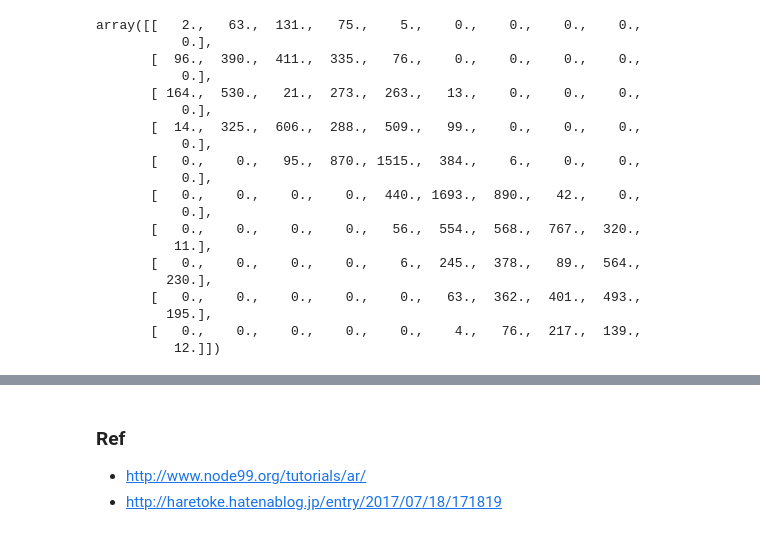
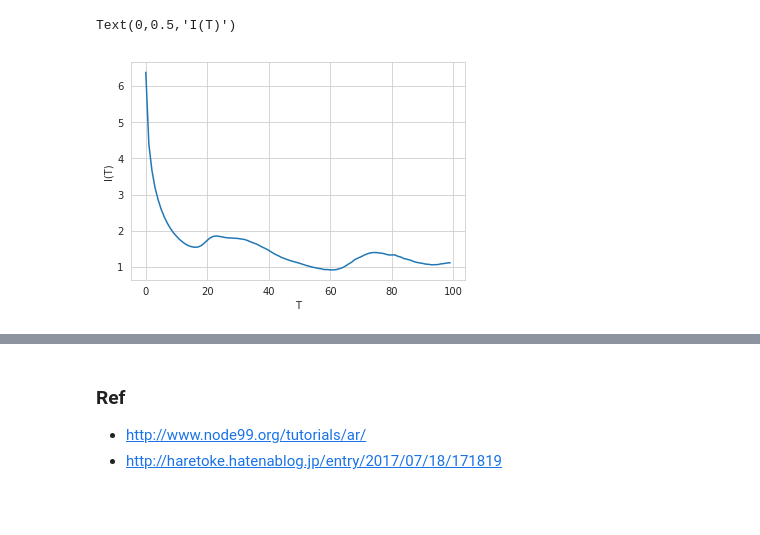
Before and after one commit to baibai25/Lecture, a Jupyter notebook: gtm/ami.ipynb, the cells around one changed output, grey strips where cells are left out. Saved outputs shown, nothing was run; the diff lists cells and outputs as text; code cells hidden in the pictures; blank space fills up the shorter version.

```diff
--- a/gtm/ami.ipynb
+++ b/gtm/ami.ipynb
@@ -28,4 +19,0 @@ array([ 276., 1308., 1264., 1841., 2870., 3065., 2280., 1516., 1516.,
-# %%
-test = []
-for i in range(len(a)):
-    test.append([a[i], bin_indices[i]])
@@ -40,19 +19,0 @@ counts[test[0][1]]
-# %%
-mi_list = []
-t_list = []
-#for t in range(1, 2):
-mi = 0
-t = 10
-# ずらしたぶん最後のサンプルを削除
-#unlagged = discrete[:-t]
-#lagged = np.roll(discrete, -t)[:-t]
-unlagged = a[:-t]
-lagged = np.roll(a, -t)[:-t]
-
-for i in range(len(unlagged)):
-    p_ab = (lagged[i] * unlagged[i]) / (len(unlagged))
-    p_a = lagged[i] / (len(unlagged))
-    p_b = unlagged[i] / (len(unlagged))
-    mi += p_ab * np.log2(p_ab / (p_a * p_b))
-mi_list.append(mi)
-t_list.append(t)
@@ -67,4 +19,0 @@ plt.plot(t_list, mi_list)
-# %%
-fig = plt.figure()
-ax = fig.add_subplot(111)
-counts, xedges, yedges, image = ax.hist2d(unlagged, lagged, bins=10, cmap=plt.cm.jet)
@@ -73,23 +19,0 @@ counts, xedges, yedges, image = ax.hist2d(unlagged, lagged, bins=10, cmap=plt.cm
-# %%
-counts
-# %% [output]
-array([[   2.,   63.,  131.,   75.,    5.,    0.,    0.,    0.,    0.,
-           0.],
-       [  96.,  390.,  411.,  335.,   76.,    0.,    0.,    0.,    0.,
-           0.],
-       [ 164.,  530.,   21.,  273.,  263.,   13.,    0.,    0.,    0.,
-           0.],
-       [  14.,  325.,  606.,  288.,  509.,   99.,    0.,    0.,    0.,
-           0.],
-       [   0.,    0.,   95.,  870., 1515.,  384.,    6.,    0.,    0.,
-           0.],
-       [   0.,    0.,    0.,    0.,  440., 1693.,  890.,   42.,    0.,
-           0.],
-       [   0.,    0.,    0.,    0.,   56.,  554.,  568.,  767.,  320.,
-          11.],
-       [   0.,    0.,    0.,    0.,    6.,  245.,  378.,   89.,  564.,
-         230.],
-       [   0.,    0.,    0.,    0.,    0.,   63.,  362.,  401.,  493.,
-         195.],
-       [   0.,    0.,    0.,    0.,    0.,    4.,   76.,  217.,  139.,
-          12.]])
@@ -95,0 +62,7 @@ array([[   2.,   63.,  131.,   75.,    5.,    0.,    0.,    0.,    0.,
+# %%
+plt.plot(t_list, ami_list)
+plt.xlabel('T')
+plt.ylabel('I(T)')
+# %% [output]
+Text(0,0.5,'I(T)')
+[figure, added]
```
Also changed, not shown: parts of 15 cells of this notebook.
